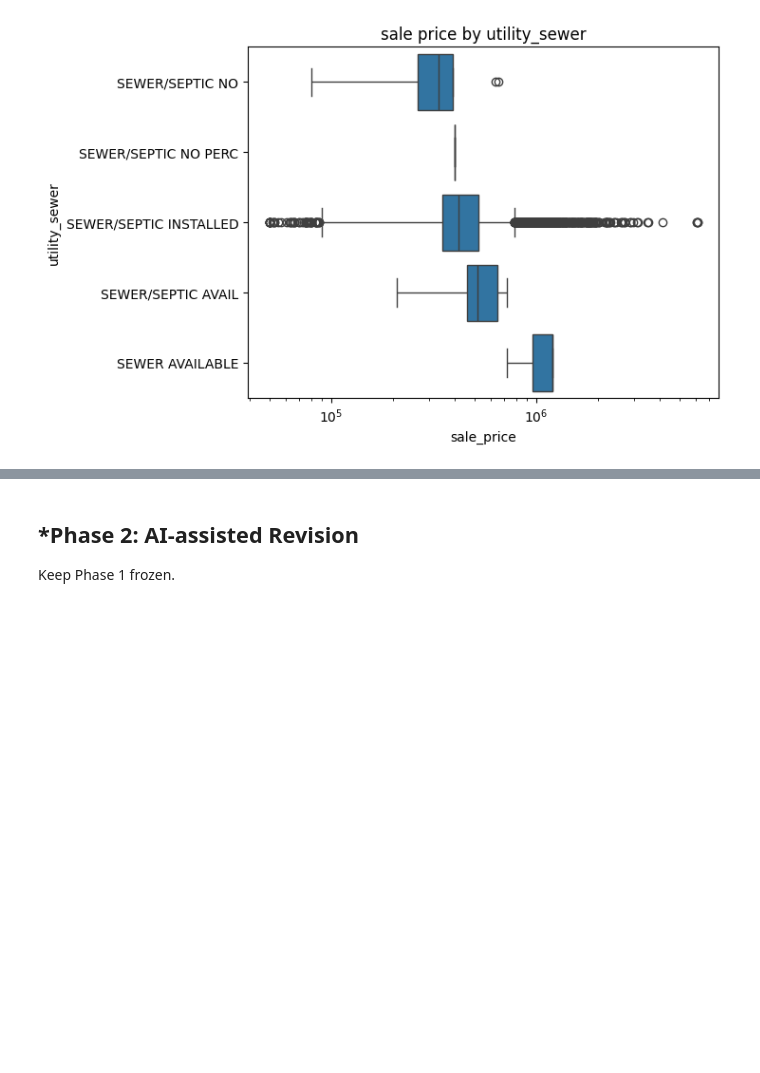
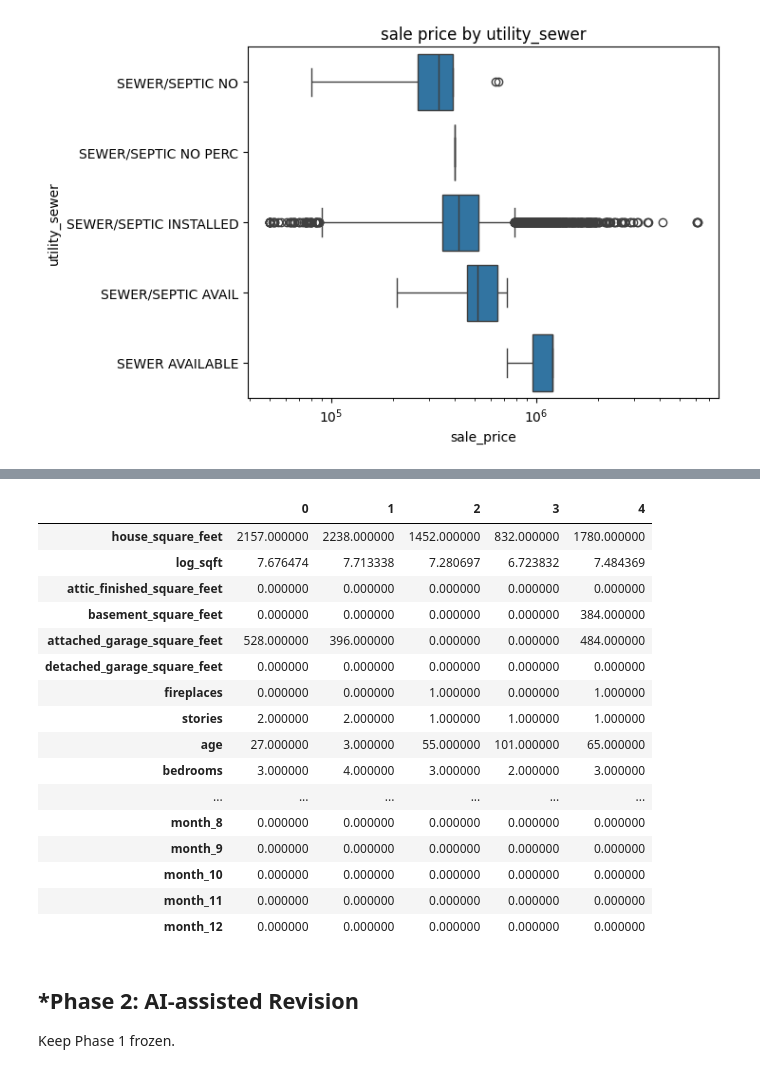
Before and after one commit to ja2faded/L02-hedonic-pricing, a Jupyter notebook: notebook.ipynb, the cells around one changed output, grey strips where cells are left out. Cells and saved outputs as stored; diff of their text form; code cells hidden in the pictures; blank space fills up the shorter version.

```diff
--- a/notebook.ipynb
+++ b/notebook.ipynb
@@ -40,7 +40,7 @@ print(df.isna().sum())
 
 # All dates are from 2020
 df['sale_date'] = pd.to_datetime(df['sale_date'])
-df['sale_year'] = df['sale_date'].dt.month
+df['sale_month'] = df['sale_date'].dt.month
 
 # Waterfront type NA means not waterfront
 # View quality NA means no rated view
@@ -150,3 +150,68 @@ for c in cat_vars:
 [figure]
 [figure]
 [figure]
+# %%
+# q2
+t_df = df.copy()
+
+# transform skewed numerical values
+t_df['log_price'] = np.log(t_df['sale_price'])
+t_df['log_sqft'] = np.log(t_df['house_square_feet'])
+t_df['age'] = 2020 - t_df['year_built']
+
+# Assign 1 or 0 for features that houses either have or don't have
+t_df['has_basement'] = (t_df['basement_square_feet'] > 0).astype(int)
+t_df['has_attic'] = (t_df['attic_finished_square_feet'] > 0).astype(int)
+t_df['has_attached_garage'] = (t_df['attached_garage_square_feet'] > 0).astype(int)
+t_df['has_detached_garage'] = (t_df['detached_garage_square_feet'] > 0).astype(int)
+
+# Simplify waterfront to yes or no
+t_df['waterfront'] = (t_df['waterfront_type'] != 'Not waterfront').astype(int)
+
+# Map views to a score rating
+view_map = {'None': 0, 'View Lim -': 1, 'View Lim': 2, 'View Lim +': 3,
+            'View Avg': 4, 'View Avg +': 5, 'View Good': 6, 'View Good +': 7, 'View V-Good': 8}
+t_df['view_score'] = t_df['view_quality'].map(view_map)
+
+# Keep main exterior values, lump rest into 'other'
+def exterior_group(type):
+  if type in ['Frame Sliding', 'Frame Vinyl', 'Frame Stucco']:
+    return type
+  if type.startswith('Masonry'):
+    return 'Masonry'
+  else:
+    return 'Other'
+t_df['exterior_group'] = t_df['exterior'].apply(exterior_group)
+
+# Group rare HVAC types into 'other'
+t_df['hvac_group'] = t_df['hvac_description'].replace(
+    {'Electric': 'Other', 'No Heat': 'Other', 'Hot Water Baseboard': 'Other',
+     'Floor/Wall Furnace': 'Other', 'Floor Wall Furnace': 'Other'}
+)
+
+# Group interior by drywall or not
+t_df['drywall'] = (t_df['interior'] == 'Drywall').astype(int)
+
+# simplify sewer to yes/no
+t_df['sewer_installed'] = (t_df['utility_sewer'] == 'SEWER/SEPTIC INSTALLED').astype(int)
+
+# Turn remaining categories into 0/1
+dummies = pd.get_dummies(t_df[['roof_cover', 'exterior_group', 'hvac_group', 'waterfront_type']], drop_first=True, dtype = int)
+
+# Month Dummies
+month_dummies = pd.get_dummies(t_df['sale_month'], prefix='month', drop_first=True, dtype = int)
+
+numerics = ['house_square_feet', 'log_sqft', 'attic_finished_square_feet',
+            'basement_square_feet', 'attached_garage_square_feet',
+            'detached_garage_square_feet', 'fireplaces', 'stories',
+            'age', 'bedrooms', 'bathrooms', 'has_basement', 'has_attic',
+            'has_attached_garage', 'has_attached_garage', 'view_score',
+            'sewer_installed', 'drywall']
+
+X = pd.concat([t_df[numerics], dummies, month_dummies], axis=1)
+y = t_df['log_price']
+
+print(X.shape)
+print(X.columns.tolist())
+X.head().T
+# %% [output]
@@ -153,3 +220,20 @@ for c in cat_vars:
+|  | 0 | 1 | 2 | 3 | 4 |
+| house_square_feet | 2157.000000 | 2238.000000 | 1452.000000 | 832.000000 | 1780.000000 |
+| log_sqft | 7.676474 | 7.713338 | 7.280697 | 6.723832 | 7.484369 |
+| attic_finished_square_feet | 0.000000 | 0.000000 | 0.000000 | 0.000000 | 0.000000 |
+| basement_square_feet | 0.000000 | 0.000000 | 0.000000 | 0.000000 | 384.000000 |
+| attached_garage_square_feet | 528.000000 | 396.000000 | 0.000000 | 0.000000 | 484.000000 |
+| detached_garage_square_feet | 0.000000 | 0.000000 | 0.000000 | 0.000000 | 0.000000 |
+| fireplaces | 0.000000 | 0.000000 | 1.000000 | 0.000000 | 1.000000 |
+| stories | 2.000000 | 2.000000 | 1.000000 | 1.000000 | 1.000000 |
+| age | 27.000000 | 3.000000 | 55.000000 | 101.000000 | 65.000000 |
+| bedrooms | 3.000000 | 4.000000 | 3.000000 | 2.000000 | 3.000000 |
+| ... | ... | ... | ... | ... | ... |
+| month_8 | 0.000000 | 0.000000 | 0.000000 | 0.000000 | 0.000000 |
+| month_9 | 0.000000 | 0.000000 | 0.000000 | 0.000000 | 0.000000 |
+| month_10 | 0.000000 | 0.000000 | 0.000000 | 0.000000 | 0.000000 |
+| month_11 | 0.000000 | 0.000000 | 0.000000 | 0.000000 | 0.000000 |
+| month_12 | 0.000000 | 0.000000 | 0.000000 | 0.000000 | 0.000000 |
 # %% [markdown]
 ## *Phase 2: AI-assisted Revision
 Keep Phase 1 frozen.
```
Also changed, not shown: parts of 1 cell of this notebook.
